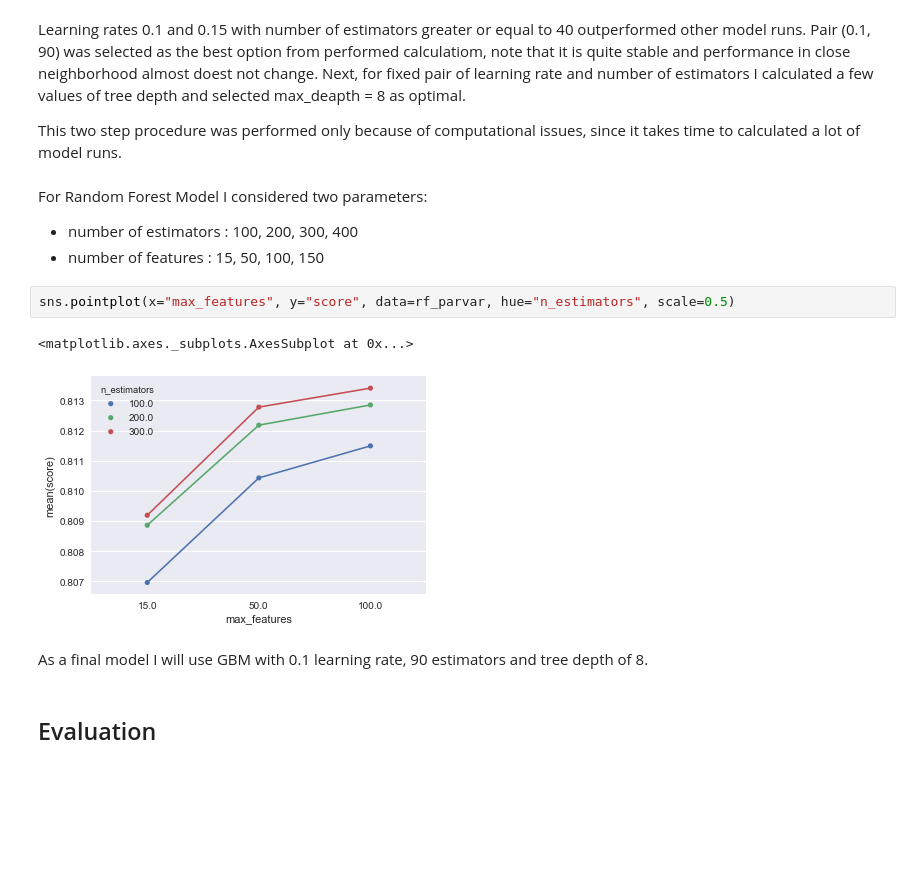
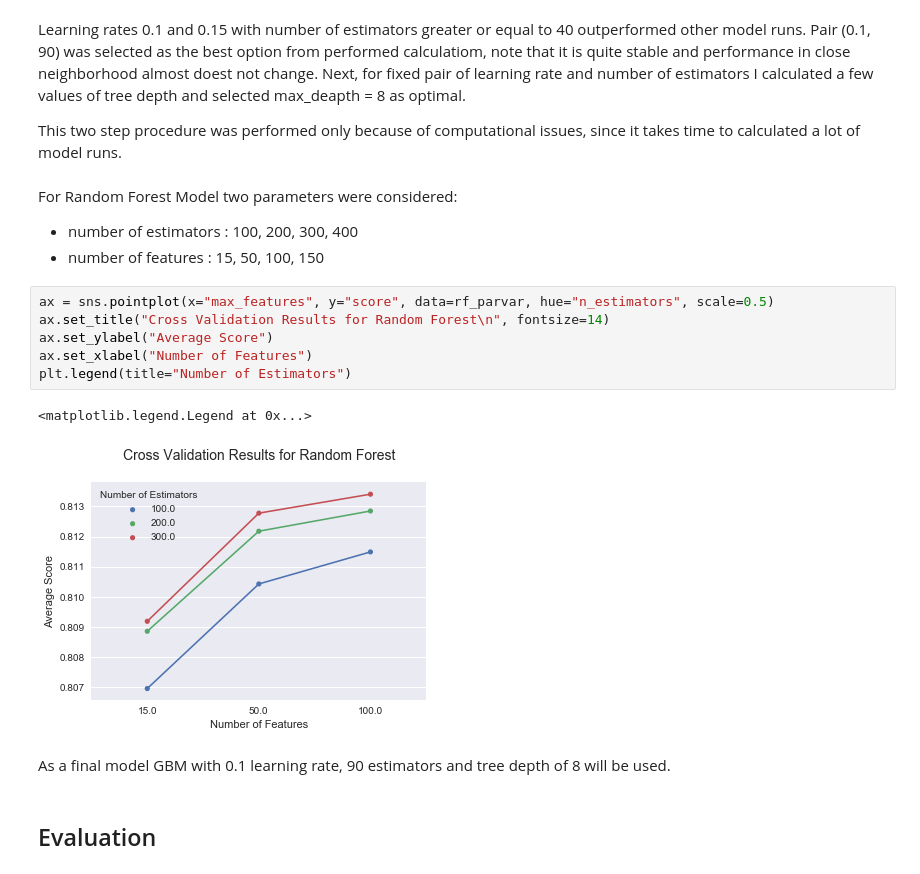
Before and after one commit to tommak/kaggleAirBnb, a Jupyter notebook: analysis/Report.ipynb, the cells around one changed output. Cells and saved outputs as stored; diff of their text form; blank space fills up the shorter version.

```diff
--- a/analysis/Report.ipynb
+++ b/analysis/Report.ipynb
@@ -254,16 +300,20 @@ Pair (0.1, 90) was selected as the best option from performed calculatiom, note
 
 This two step procedure was performed only because of computational issues, since it takes time to calculated a lot of model runs.
 # %% [markdown]
-For Random Forest Model I considered two parameters:
+For Random Forest Model two parameters were considered:
  * number of estimators : 100, 200, 300, 400
  * number of features : 15, 50, 100, 150
 # %%
-sns.pointplot(x="max_features", y="score", data=rf_parvar, hue="n_estimators", scale=0.5)
+ax = sns.pointplot(x="max_features", y="score", data=rf_parvar, hue="n_estimators", scale=0.5)
+ax.set_title("Cross Validation Results for Random Forest\n", fontsize=14)
+ax.set_ylabel("Average Score")
+ax.set_xlabel("Number of Features")
+plt.legend(title="Number of Estimators")
 # %% [output]
-<matplotlib.axes._subplots.AxesSubplot at 0x...>
+<matplotlib.legend.Legend at 0x...>
-[figure, old version]
+[figure, new version]
 # %% [markdown]
-As a final model I will use GBM with 0.1 learning rate, 90 estimators and tree depth of 8.
+As a final model GBM with 0.1 learning rate, 90 estimators and tree depth of 8 will be used.
 # %% [markdown]
 ## Evaluation
 # %% [markdown]
```
Also changed, not shown: parts of 48 cells of this notebook, 3 other files.
